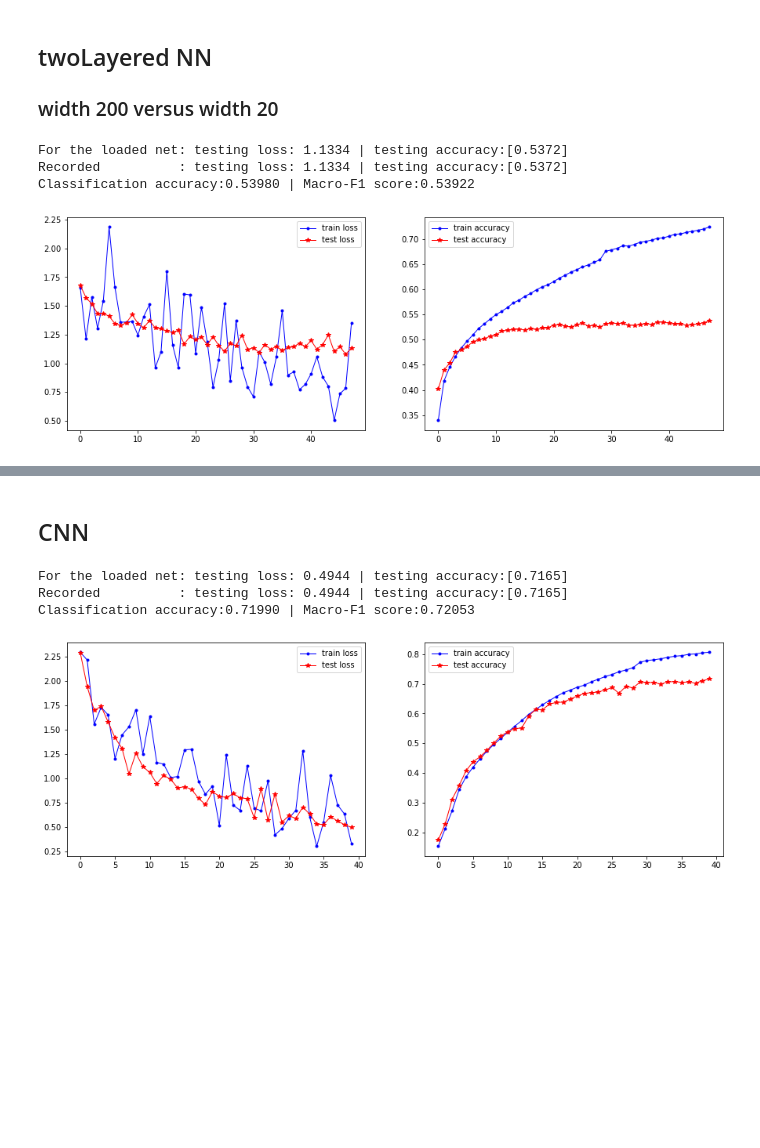
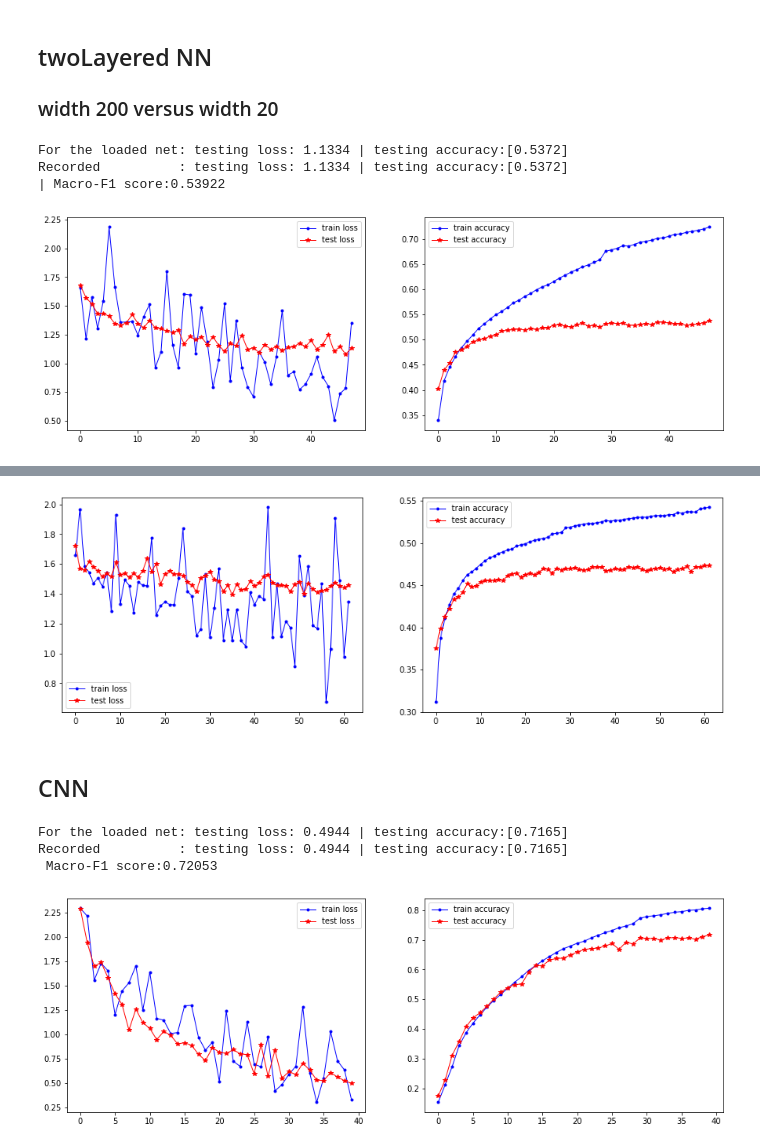
Before and after one commit to Yutong-Dai/CSE498HW, a Jupyter notebook: hw1/04_reloadForEval.ipynb, the cells around one changed output, grey strips where cells are left out. Cells and saved outputs as stored; diff of their text form; code cells hidden in the pictures; blank space fills up the shorter version.

```diff
--- a/hw1/04_reloadForEval.ipynb
+++ b/hw1/04_reloadForEval.ipynb
@@ -231,7 +231,7 @@ net.load_state_dict(checkpoint['state_dict'])
 test_loss, test_accuracy, Ypred = utils._test_cpu(net, testloader, criterion, vectorize=True)
 print(f'For the loaded net: testing loss: {test_loss:5.4f} | testing accuracy:[{test_accuracy:5.4f}]')
 print(f"Recorded          : testing loss: {checkpoint['testing_loss_seq'][-1]:5.4f} | testing accuracy:[{checkpoint['testing_accuracy_seq'][-1]:5.4f}]")
-print(f'Classification accuracy:{accuracy_score(Ypred, Ytest):6.5f} | Macro-F1 score:{f1_score(Ypred, Ytest, average="macro"):6.5f}')
+print(f'| Macro-F1 score:{f1_score(Ypred, Ytest, average="macro"):6.5f}')
 training_accuracy_seq = checkpoint['training_accuracy_seq']
 training_loss_seq = checkpoint['training_loss_seq']
 testing_accuracy_seq = checkpoint['testing_accuracy_seq']
@@ -247,5 +247,33 @@ plt.show()
 # %% [output]
 For the loaded net: testing loss: 1.1334 | testing accuracy:[0.5372]
 Recorded          : testing loss: 1.1334 | testing accuracy:[0.5372]
-Classification accuracy:0.53980 | Macro-F1 score:0.53922
+| Macro-F1 score:0.53922
 [figure]
+# %%
+# it took around 10 seconds to run
+D_in, H, D_out = width*height*channel, 20, 10
+net = twoLayerNN(D_in, H, D_out)
+criterion = torch.nn.CrossEntropyLoss()
+# I trained with torch.nn.DataParallel
+net = torch.nn.DataParallel(net)
+netname=f'cifa10twoLayerW{H}'
+modelPath = modelDir+ 'best-{}-checkpoint.pth.tar'.format(netname)
+checkpoint = torch.load(modelPath, map_location=torch.device('cpu'))
+net.load_state_dict(checkpoint['state_dict'])
+test_loss, test_accuracy, Ypred = utils._test_cpu(net, testloader, criterion, vectorize=True)
+print(f'For the loaded net: testing loss: {test_loss:5.4f} | testing accuracy:[{test_accuracy:5.4f}]')
+print(f"Recorded          : testing loss: {checkpoint['testing_loss_seq'][-1]:5.4f} | testing accuracy:[{checkpoint['testing_accuracy_seq'][-1]:5.4f}]")
+print(f'| Macro-F1 score:{f1_score(Ypred, Ytest, average="macro"):6.5f}')
+training_accuracy_seq = checkpoint['training_accuracy_seq']
+training_loss_seq = checkpoint['training_loss_seq']
+testing_accuracy_seq = checkpoint['testing_accuracy_seq']
+testing_loss_seq = checkpoint['testing_loss_seq']
+fig, (ax1, ax2) = plt.subplots(nrows=1, ncols=2, figsize=(15,5))
+ax1.plot( training_loss_seq, '.-',  color='blue', linewidth=1, label="train loss")
+ax1.plot( testing_loss_seq, '-*', color='red', linewidth=1, label="test loss")
+ax1.legend()
+ax2.plot( training_accuracy_seq, '.-',  color='blue', linewidth=1, label="train accuracy")
+ax2.plot( testing_accuracy_seq, '-*', color='red', linewidth=1, label="test accuracy")
+ax2.legend()
+plt.show()
+# %% [output]
@@ -252,3 +283,4 @@ Classification accuracy:0.53980 | Macro-F1 score:0.53922
+[figure, added]
 # %% [markdown]
 ## CNN
 # %%
@@ -264,7 +296,7 @@ net.load_state_dict(checkpoint['state_dict'])
 test_loss, test_accuracy, Ypred = utils._test_cpu(net, testloader, criterion, vectorize=False)
 print(f'For the loaded net: testing loss: {test_loss:5.4f} | testing accuracy:[{test_accuracy:5.4f}]')
 print(f"Recorded          : testing loss: {checkpoint['testing_loss_seq'][-1]:5.4f} | testing accuracy:[{checkpoint['testing_accuracy_seq'][-1]:5.4f}]")
-print(f'Classification accuracy:{accuracy_score(Ypred, Ytest):6.5f} | Macro-F1 score:{f1_score(Ypred, Ytest, average="macro"):6.5f}')
+print(f' Macro-F1 score:{f1_score(Ypred, Ytest, average="macro"):6.5f}')
 training_accuracy_seq = checkpoint['training_accuracy_seq']
 training_loss_seq = checkpoint['training_loss_seq']
 testing_accuracy_seq = checkpoint['testing_accuracy_seq']
@@ -280,5 +312,5 @@ plt.show()
 # %% [output]
 For the loaded net: testing loss: 0.4944 | testing accuracy:[0.7165]
 Recorded          : testing loss: 0.4944 | testing accuracy:[0.7165]
-Classification accuracy:0.71990 | Macro-F1 score:0.72053
+ Macro-F1 score:0.72053
 [figure]
```
Also changed, not shown: parts of 4 cells of this notebook, 3 other files.
